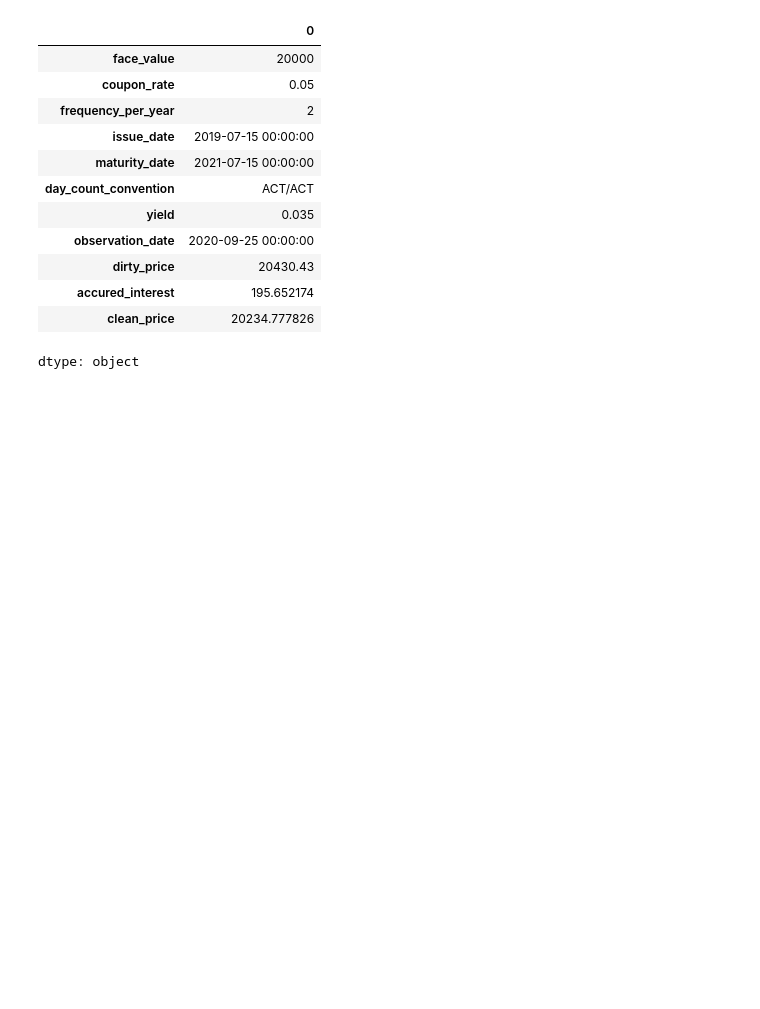
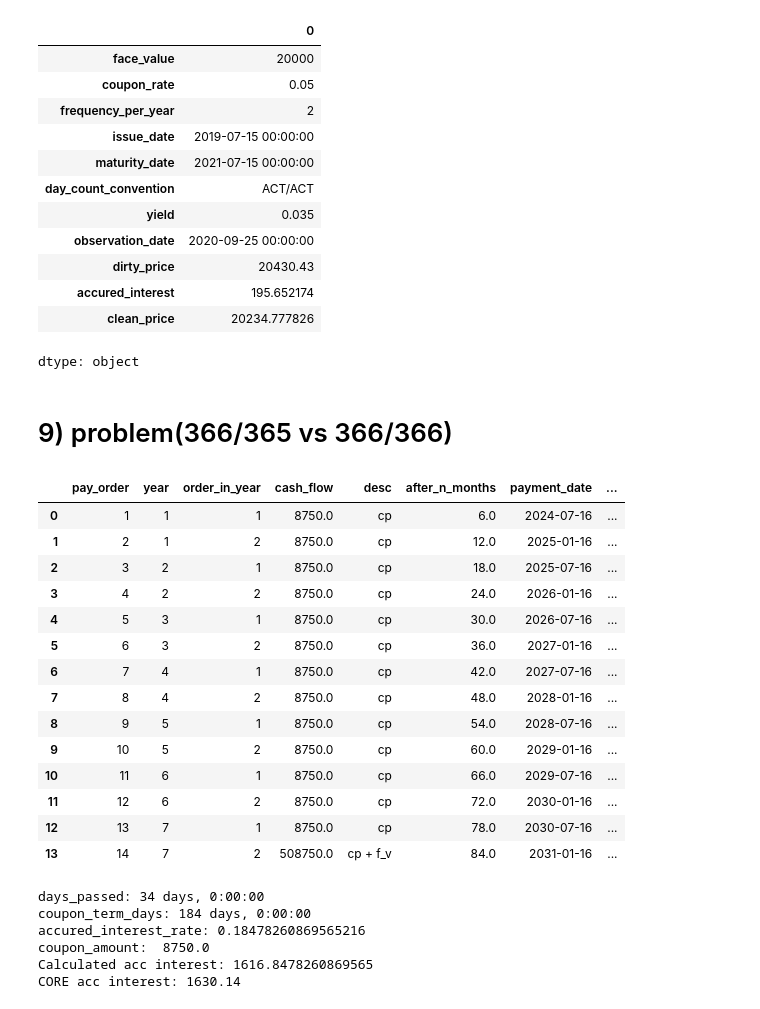
Before and after one commit to horasan/ml, a Jupyter notebook: R_LER_TREASURY_FIXED_INCOME_1.ipynb, the cells around one changed output. Saved outputs shown, nothing was run; the diff lists cells and outputs as text; code cells hidden in the pictures; blank space fills up the shorter version.

```diff
--- a/R_LER_TREASURY_FIXED_INCOME_1.ipynb
+++ b/R_LER_TREASURY_FIXED_INCOME_1.ipynb
@@ -1151,3 +1310,58 @@ all_info
 | accured_interest | 195.652174 |
 | clean_price | 20234.777826 |
 dtype: object
+# %% [markdown]
+# 9) problem(366/365 vs 366/366)
+# %%
+bondd = get_bond_lifecycle_with_exact_dates(
+    face_value = 500000,
+    coupon_rate = 3.5/100,
+    frequency_per_year = 2,
+    issue_date = datetime.datetime(2024, 1, 16),
+    maturity_date = datetime.datetime(2031, 2, 16),
+    day_count_convention = "ACT/ACT")
+bondd
+# %% [output]
+|  | pay_order | year | order_in_year | cash_flow | desc | after_n_months | payment_date | ... |
+| 0 | 1 | 1 | 1 | 8750.0 | cp | 6.0 | 2024-07-16 | ... |
+| 1 | 2 | 1 | 2 | 8750.0 | cp | 12.0 | 2025-01-16 | ... |
+| 2 | 3 | 2 | 1 | 8750.0 | cp | 18.0 | 2025-07-16 | ... |
+| 3 | 4 | 2 | 2 | 8750.0 | cp | 24.0 | 2026-01-16 | ... |
+| 4 | 5 | 3 | 1 | 8750.0 | cp | 30.0 | 2026-07-16 | ... |
+| 5 | 6 | 3 | 2 | 8750.0 | cp | 36.0 | 2027-01-16 | ... |
+| 6 | 7 | 4 | 1 | 8750.0 | cp | 42.0 | 2027-07-16 | ... |
+| 7 | 8 | 4 | 2 | 8750.0 | cp | 48.0 | 2028-01-16 | ... |
+| 8 | 9 | 5 | 1 | 8750.0 | cp | 54.0 | 2028-07-16 | ... |
+| 9 | 10 | 5 | 2 | 8750.0 | cp | 60.0 | 2029-01-16 | ... |
+| 10 | 11 | 6 | 1 | 8750.0 | cp | 66.0 | 2029-07-16 | ... |
+| 11 | 12 | 6 | 2 | 8750.0 | cp | 72.0 | 2030-01-16 | ... |
+| 12 | 13 | 7 | 1 | 8750.0 | cp | 78.0 | 2030-07-16 | ... |
+| 13 | 14 | 7 | 2 | 508750.0 | cp + f_v | 84.0 | 2031-01-16 | ... |
+# %%
+
+observation_date = datetime.datetime(2024, 9, 18)
+nextCouponDate  = datetime.datetime(2025, 2, 15)
+previousCouponDate = datetime.datetime(2024, 8, 15)
+
+print("days_passed:", observation_date - previousCouponDate)
+print("coupon_term_days:", nextCouponDate - previousCouponDate)
+
+accured_interest_rate = (observation_date - previousCouponDate) / (nextCouponDate - previousCouponDate)
+
+print("accured_interest_rate:", accured_interest_rate)
+
+coupon_amount = 500000 * 3.5/100 * 1/2
+print("coupon_amount: ", coupon_amount)
+
+acc_interest = accured_interest_rate * coupon_amount
+
+print("Calculated acc interest:", acc_interest)
+
+print("CORE acc interest: 1630.14")
+# %% [output]
+days_passed: 34 days, 0:00:00
+coupon_term_days: 184 days, 0:00:00
+accured_interest_rate: 0.18478260869565216
+coupon_amount:  8750.0
+Calculated acc interest: 1616.8478260869565
+CORE acc interest: 1630.14
```
Also changed, not shown: parts of 12 cells of this notebook.
